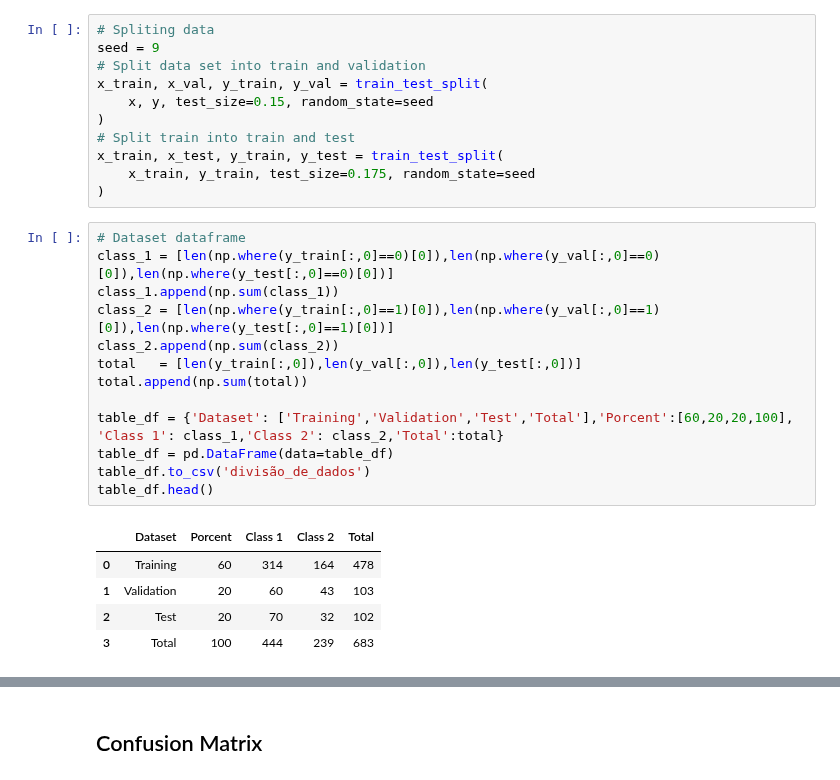
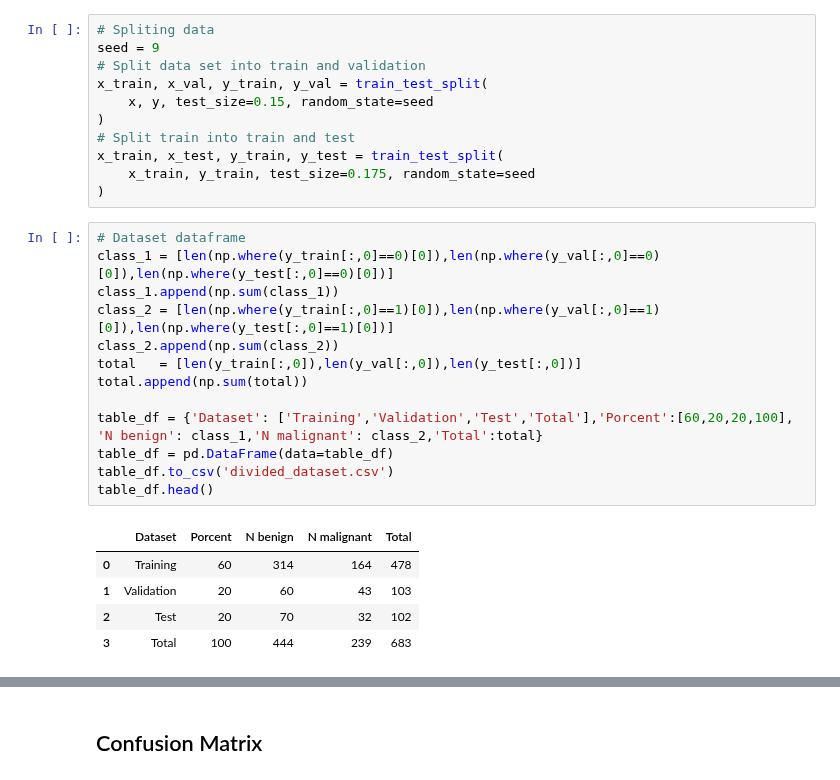
Before and after one commit to cleversonahum/breast_cancer_diagnosis, a Jupyter notebook: notebook/breast_cancer_rna.ipynb, the cells around one changed output, grey strips where cells are left out. Drawn from its saved outputs; the diff is of its cells as text.

```diff
--- a/notebook/breast_cancer_rna.ipynb
+++ b/notebook/breast_cancer_rna.ipynb
@@ -107,18 +107,18 @@ x_train, x_test, y_train, y_test = train_test_split(
 # %%
 # Dataset dataframe
 class_1 = [len(np.where(y_train[:,0]==0)[0]),len(np.where(y_val[:,0]==0)[0]),len(np.where(y_test[:,0]==0)[0])]
 class_1.append(np.sum(class_1))
 class_2 = [len(np.where(y_train[:,0]==1)[0]),len(np.where(y_val[:,0]==1)[0]),len(np.where(y_test[:,0]==1)[0])]
 class_2.append(np.sum(class_2))
 total   = [len(y_train[:,0]),len(y_val[:,0]),len(y_test[:,0])]
 total.append(np.sum(total))
 
-table_df = {'Dataset': ['Training','Validation','Test','Total'],'Porcent':[60,20,20,100], 'Class 1': class_1,'Class 2': class_2,'Total':total}
+table_df = {'Dataset': ['Training','Validation','Test','Total'],'Porcent':[60,20,20,100], 'N benign': class_1,'N malignant': class_2,'Total':total}
 table_df = pd.DataFrame(data=table_df)
-table_df.to_csv('divisão_de_dados')
+table_df.to_csv('divided_dataset.csv')
 table_df.head()
 # %% [output]
-|  | Dataset | Porcent | Class 1 | Class 2 | Total |
+|  | Dataset | Porcent | N benign | N malignant | Total |
 | 0 | Training | 60 | 314 | 164 | 478 |
 | 1 | Validation | 20 | 60 | 43 | 103 |
 | 2 | Test | 20 | 70 | 32 | 102 |
```
Also changed, not shown: parts of 7 cells of this notebook.
